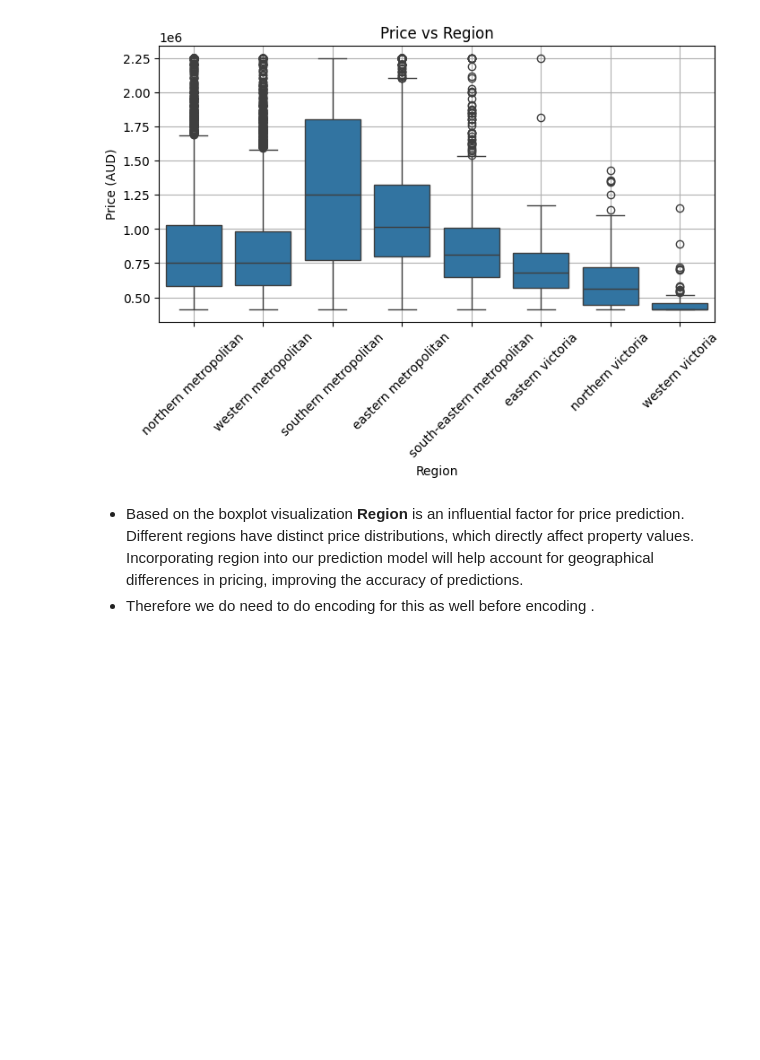
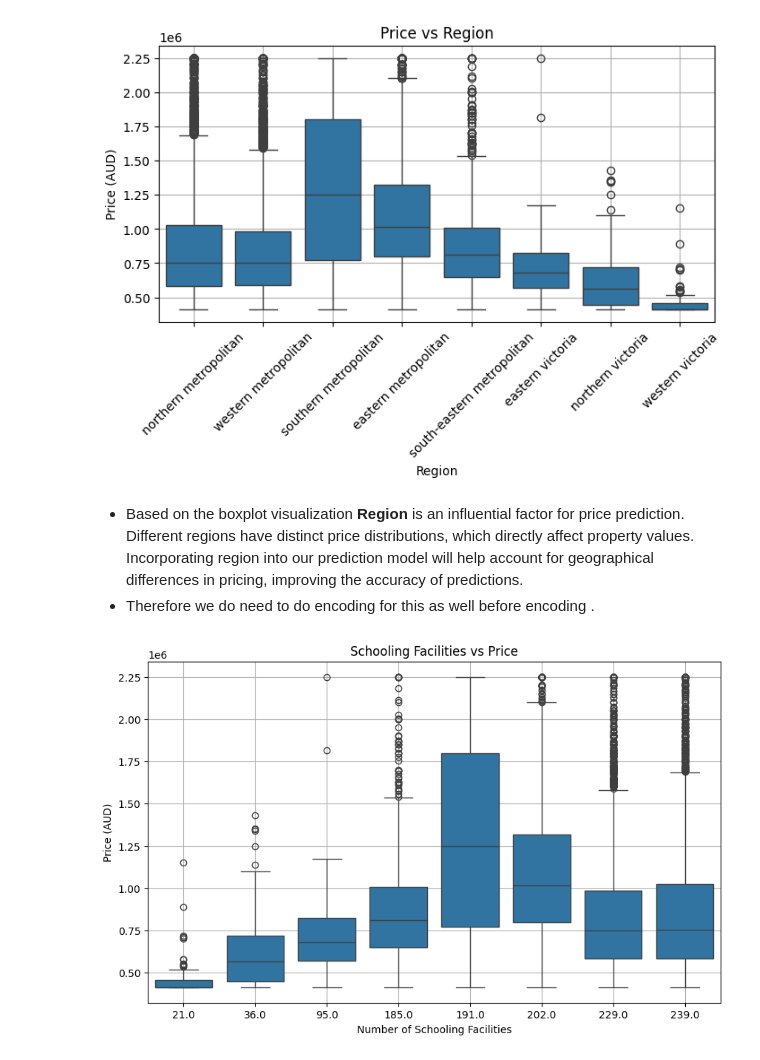
Before and after one commit to Eshitamjn20/HEM-Housing-ML-Model, a Jupyter notebook: mel-housing-data-processing.ipynb, the cells around one changed output. Saved outputs shown, nothing was run; the diff lists cells and outputs as text; code cells hidden in the pictures; blank space fills up the shorter version.

```diff
--- a/mel-housing-data-processing.ipynb
+++ b/mel-housing-data-processing.ipynb
@@ -449,3 +449,14 @@ plt.show()
 # %% [markdown]
 - Based on the boxplot visualization **Region** is an influential factor for price prediction. Different regions have distinct price distributions, which directly affect property values. Incorporating region into our prediction model will help account for geographical differences in pricing, improving the accuracy of predictions.
 - Therefore we do need to do encoding for this as well before encoding .
+# %%
+# Boxplot for Schooling Facilities and Price
+plt.figure(figsize=(10, 6))
+sns.boxplot(x="Schooling_Facilities", y="Price", data=mel_housing_df)
+plt.title('Schooling Facilities vs Price')
+plt.xlabel('Number of Schooling Facilities')
+plt.ylabel('Price (AUD)')
+plt.grid(True)
+plt.show()
+# %% [output]
+[figure, added]
```
Also changed, not shown: parts of 1 cell of this notebook.
